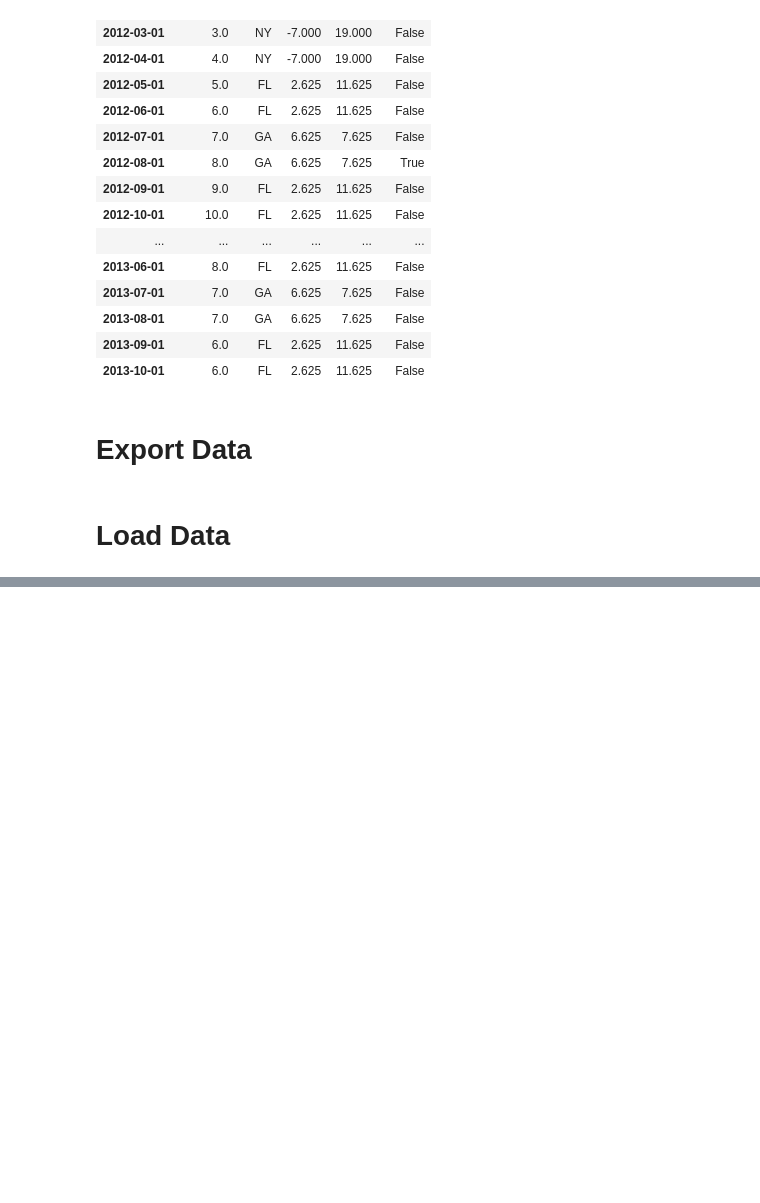
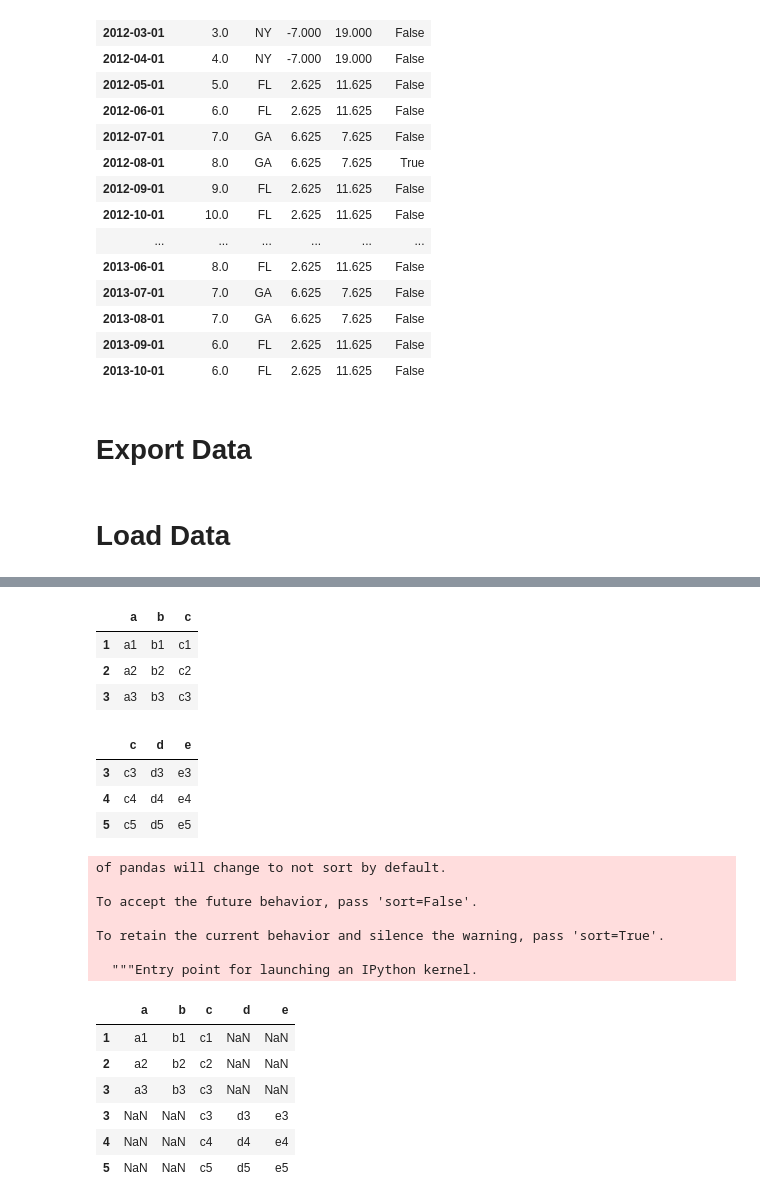
Before and after one commit to douyujie/ml_building_blocks, a Jupyter notebook: Pandas Go.ipynb, the cells around one changed output, grey strips where cells are left out. Drawn from its saved outputs; the diff is of its cells as text; code cells hidden in the pictures; blank space fills up the shorter version.

```diff
--- a/Pandas Go.ipynb
+++ b/Pandas Go.ipynb
@@ -6,6 +6,10 @@ import numpy as np
 import sys
 
 %matplotlib inline
+
+# Always use this produce DataFrame
+def df_maker(cols, idxs):
+    return pd.DataFrame({c:[c+str(i) for i in idxs] for c in cols}, index=idxs)
 # %% [markdown]
 # DataFrame
 # %% [markdown]
@@ -550,0 +691,33 @@ newdf
+# %%
+df1 = df_maker('abc',[1,2,3])
+df1
+# %% [output]
+|  | a | b | c |
+| 1 | a1 | b1 | c1 |
+| 2 | a2 | b2 | c2 |
+| 3 | a3 | b3 | c3 |
+# %%
+df2 = df_maker('cde',[3,4,5])
+df2
+# %% [output]
+|  | c | d | e |
+| 3 | c3 | d3 | e3 |
+| 4 | c4 | d4 | e4 |
+| 5 | c5 | d5 | e5 |
+# %%
+pd.concat([df1, df2])
+# %% [output]
+of pandas will change to not sort by default.
+
+To accept the future behavior, pass 'sort=False'.
+
+To retain the current behavior and silence the warning, pass 'sort=True'.
+
+  """Entry point for launching an IPython kernel.
+|  | a | b | c | d | e |
+| 1 | a1 | b1 | c1 | NaN | NaN |
+| 2 | a2 | b2 | c2 | NaN | NaN |
+| 3 | a3 | b3 | c3 | NaN | NaN |
+| 3 | NaN | NaN | c3 | d3 | e3 |
+| 4 | NaN | NaN | c4 | d4 | e4 |
+| 5 | NaN | NaN | c5 | d5 | e5 |
```
Also changed, not shown: parts of 26 cells of this notebook, 1 other file.
